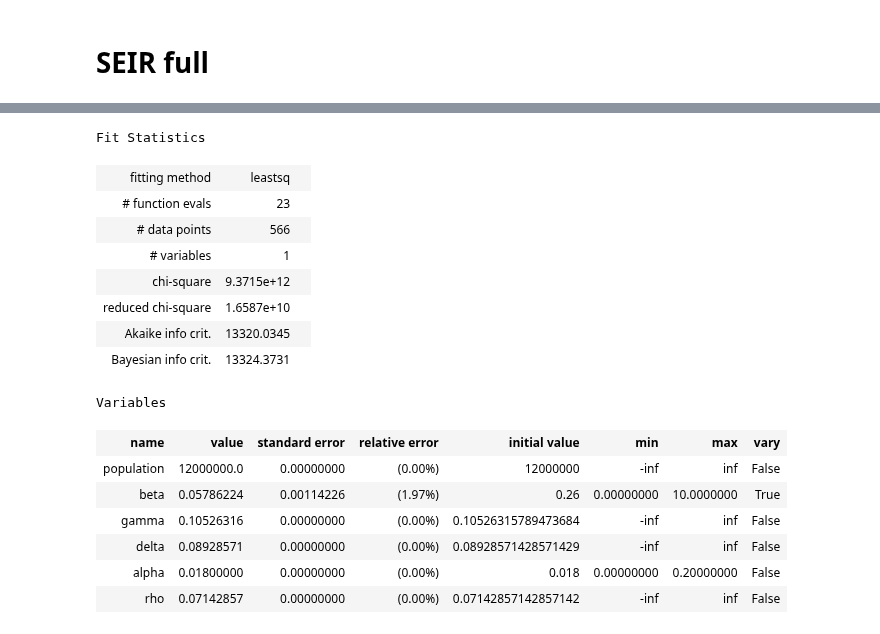
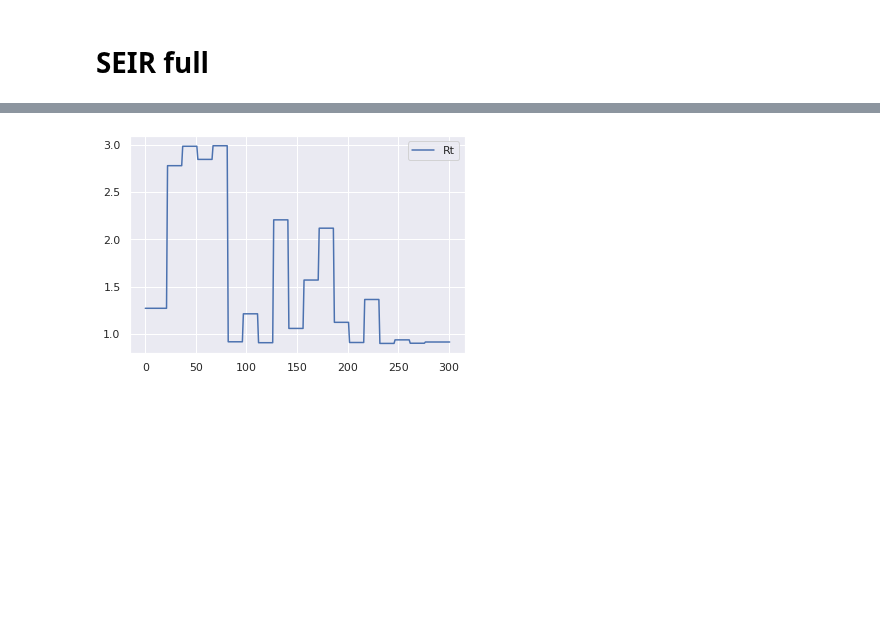
Before and after one commit to btseytlin/covid_peak_sir_modelling, a Jupyter notebook: seir_curve_fit.ipynb, the cells around one changed output, grey strips where cells are left out. Saved outputs shown, nothing was run; the diff lists cells and outputs as text; code cells hidden in the pictures; blank space fills up the shorter version.

Commit message:
Attempt to make R0 a piecewise step function

```diff
--- a/seir_curve_fit.ipynb
+++ b/seir_curve_fit.ipynb
@@ -176,23 +204,28 @@ Name: 302, dtype: object
-# %%
-result
-# %% [output]
-Fit Statistics
-| fitting method | leastsq |  |
-| # function evals | 23 |  |
-| # data points | 566 |  |
-| # variables | 1 |  |
-| chi-square | 9.3715e+12 |  |
-| reduced chi-square | 1.6587e+10 |  |
-| Akaike info crit. | 13320.0345 |  |
-| Bayesian info crit. | 13324.3731 |  |
-Variables
-| name | value | standard error | relative error | initial value | min | max | vary |
-| population | 12000000.0 | 0.00000000 | (0.00%) | 12000000 | -inf | inf | False |
-| beta | 0.05786224 | 0.00114226 | (1.97%) | 0.26 | 0.00000000 | 10.0000000 | True |
-| gamma | 0.10526316 | 0.00000000 | (0.00%) | 0.10526315789473684 | -inf | inf | False |
-| delta | 0.08928571 | 0.00000000 | (0.00%) | 0.08928571428571429 | -inf | inf | False |
-| alpha | 0.01800000 | 0.00000000 | (0.00%) | 0.018 | 0.00000000 | 0.20000000 | False |
-| rho | 0.07142857 | 0.00000000 | (0.00%) | 0.07142857142857142 | -inf | inf | False |
+# %%
+r0 = model.params['r0']
+gamma = model.params['gamma']
+q_coefs = {}
+for key, value in model.params.items():
+    if key.startswith('t'):
+        t = int(key.split('_')[0][1:])
+        q_coefs[t] = value.value
+
+def stepwise(t, coefficients):
+    base = min(list(coefficients.keys()))
+    last_index = max(list(coefficients.keys()))
+    index = min(max(base, int(base * round(float(t)/base))), last_index)
+    return coefficients[index]
+
+rt_vals = []
+for t in range(1, len(df)):
+    rt_vals.append(stepwise(t, q_coefs) * r0)
+
+plt.figure()
+plt.plot(rt_vals, label='Rt')
+plt.legend()
+plt.show()
+# %% [output]
+[figure, added]
 # %%
 plt.figure(figsize=(10, 7))
 plt.plot(subset.date, I, label='infected')
```
Also changed, not shown: parts of 10 cells of this notebook, 1 other file.
